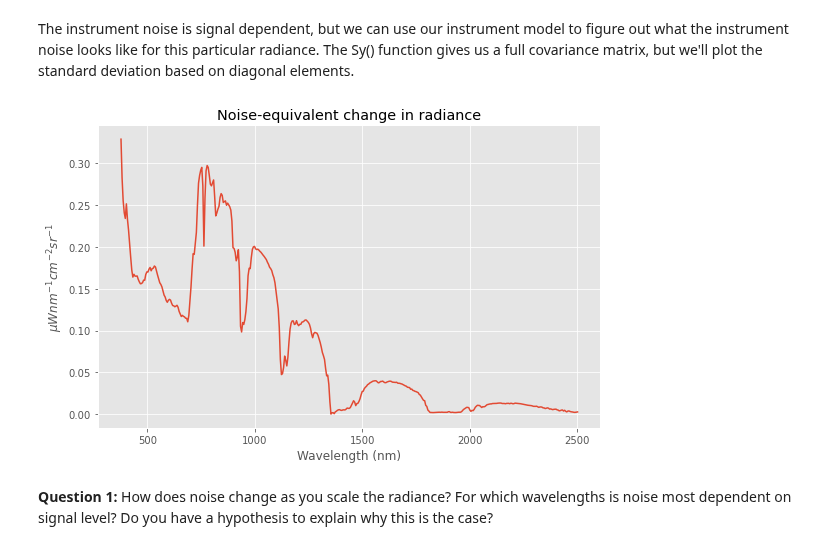
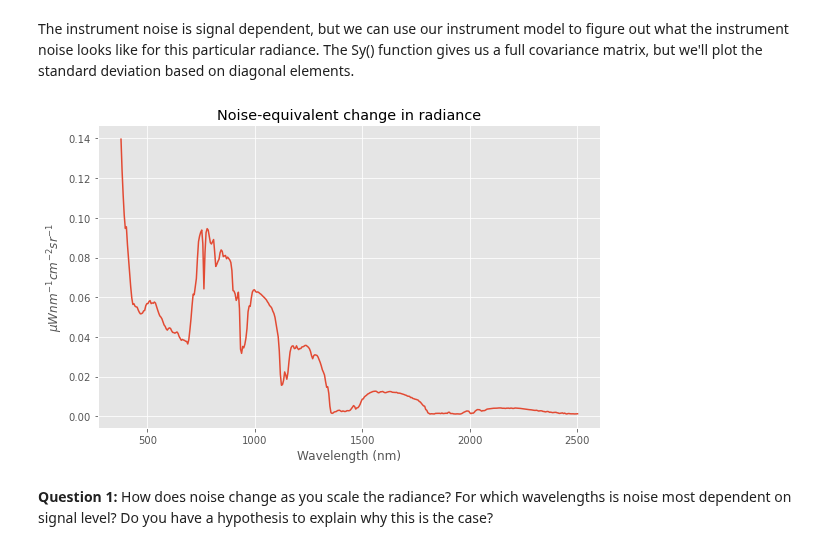
Before and after one commit to davidraythompson/istutor, a Jupyter notebook: 11_OptimalEstimation/11_OE_Forward.ipynb, the cells around one changed output. Cells and saved outputs as stored; diff of their text form; code cells hidden in the pictures.

```diff
--- a/11_OptimalEstimation/11_OE_Forward.ipynb
+++ b/11_OptimalEstimation/11_OE_Forward.ipynb
@@ -27,7 +27,7 @@ instrument_settings = {"wavelength_file": os.path.join("data","wavelengths.txt")
                        "unknowns": {
                              "cal_uncertainty_systematic_file":
                                    os.path.join("..","data","avirisng_systematic_error.txt"),
-                             "uncorrelated_radiometric_uncertainty": 0.01}}
+                             "uncorrelated_radiometric_uncertainty": 0.0}}
 instrument_config = Config({ "forward_model": {"instrument":instrument_settings}})
 
 avirisng = Instrument(instrument_config)
@@ -44,14 +44,14 @@ plt.title('Beckman Lawn observed by AVIRIS-NG');
 # %% [markdown]
 The instrument noise is signal dependent, but we can use our instrument model to figure out what the instrument noise looks like for this particular radiance.  The Sy() function gives us a full covariance matrix, but we'll plot the standard deviation based on diagonal elements.
 # %%
-Sy = avirisng.Sy(radiance*100.0, geom=None)
+Sy = avirisng.Sy(radiance*10, geom=None)
 NEdL = np.sqrt(np.diag(Sy))
 plt.plot(wavelengths, NEdL)
 plt.xlabel('Wavelength (nm)')
 plt.ylabel('$\mu W nm^{-1} cm^{-2} sr^{-1}$')
 plt.title('Noise-equivalent change in radiance');
 # %% [output]
-[figure, old version]
+[figure, new version]
 # %% [markdown]
 <b> Question 1: </b> How does noise change as you scale the radiance?  For which wavelengths is noise most dependent on signal level?  Do you have a hypothesis to explain why this is the case?
 # %%
```
Also changed, not shown: parts of 4 cells of this notebook, 3 other files.
